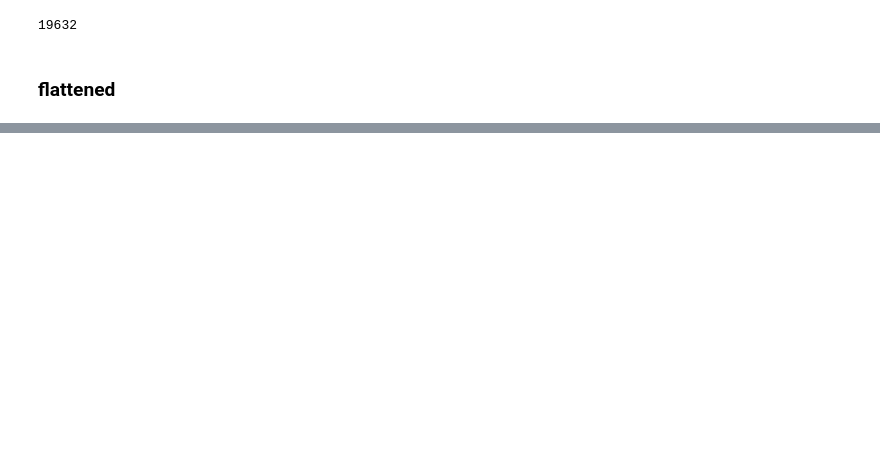
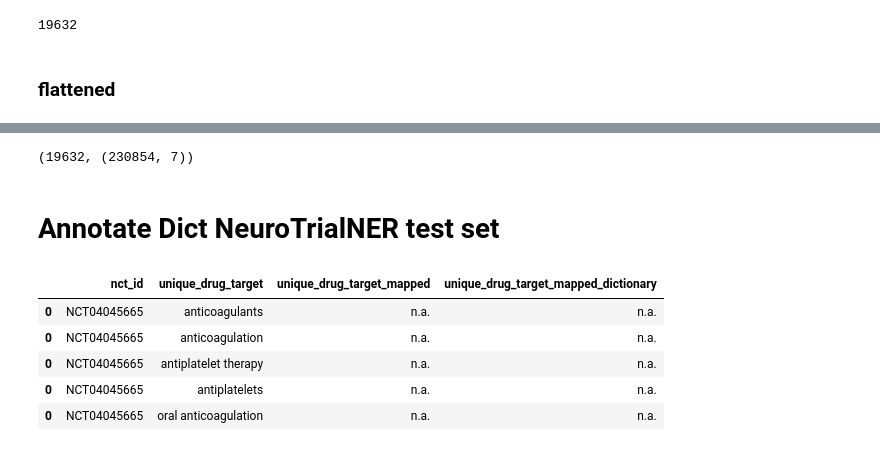
Before and after one commit to Ineichen-Group/NeuroTrialAnalysis, a Jupyter notebook: 01-process-NER-annotations.ipynb, the cells around one changed output, grey strips where cells are left out. Drawn from its saved outputs; the diff is of its cells as text; code cells hidden in the pictures; blank space fills up the shorter version.

```diff
--- a/01-process-NER-annotations.ipynb
+++ b/01-process-NER-annotations.ipynb
@@ -739,0 +731,4 @@ df_exploded.head()
+# %%
+len(set(df_exploded['nct_id'])), df_exploded.shape
+# %% [output]
+(19632, (230854, 7))
@@ -739,0 +737,14 @@ df_exploded.head()
+# %% [markdown]
+# Annotate Dict NeuroTrialNER test set
+# %%
+drug_testset = pd.read_csv(f"data/annotated_aact/neurotrial_ner_test_set/target_ner_drug_to_link_{100}.csv", index_col=0)
+condition_testset = pd.read_csv(f"data/annotated_aact/neurotrial_ner_test_set/target_ner_conditions_to_link_{345}.csv", index_col=0)
+# %%
+drug_testset.head()
+# %% [output]
+|  | nct_id | unique_drug_target | unique_drug_target_mapped | unique_drug_target_mapped_dictionary |
+| 0 | NCT04045665 | anticoagulants | n.a. | n.a. |
+| 0 | NCT04045665 | anticoagulation | n.a. | n.a. |
+| 0 | NCT04045665 | antiplatelet therapy | n.a. | n.a. |
+| 0 | NCT04045665 | antiplatelets | n.a. | n.a. |
+| 0 | NCT04045665 | oral anticoagulation | n.a. | n.a. |
```
Also changed, not shown: parts of 14 cells of this notebook.
